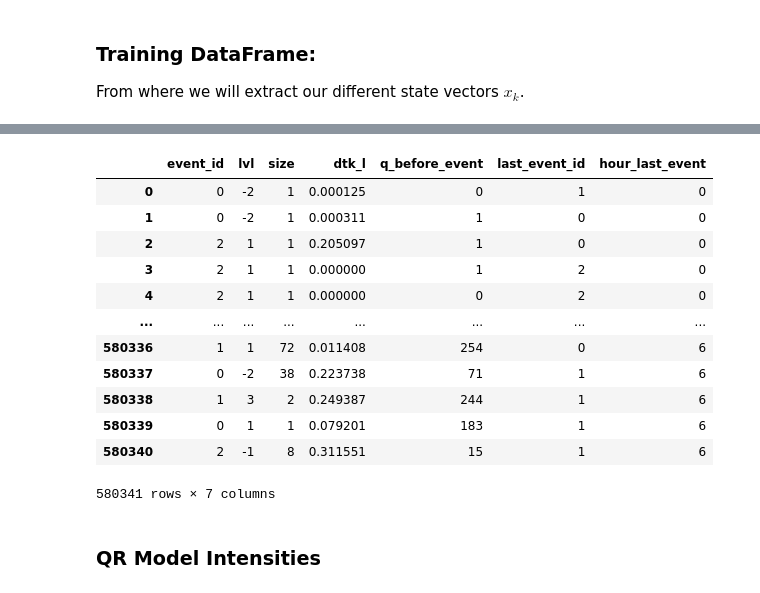
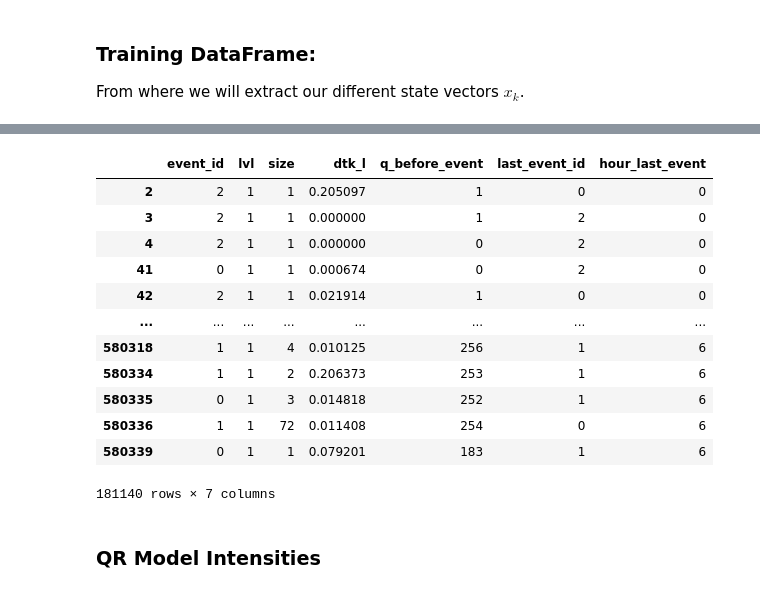
Before and after one commit to archer-paul/DeepQR-Microstructure, a Jupyter notebook: deepNN.ipynb, the cells around one changed output, grey strips where cells are left out. Cells and saved outputs as stored; diff of their text form; code cells hidden in the pictures.

```diff
--- a/deepNN.ipynb
+++ b/deepNN.ipynb
@@ -68,46 +114,46 @@ event_map = {"L": 0, "C": 1, "M": 2}
 df_train["event_id"] = df_train["type"].map(event_map).astype("int64")
 
 # 2) hour of last event at the same level
 df_train["hour_last_event"] = (df_train.groupby("lvl")["time"].shift(1) // 3600)
 
 # 3) last event id at the same level
 df_train["last_event_id"] = (df_train.groupby("lvl")["event_id"].shift(1))
 
 # 4) pre-event queues within each constant-pref segment
 def _q_event_row(row):
     idx = row.name
     if idx == 0:
         return np.nan
     prev = df_train.iloc[idx - 1]  # previous row
     l = int(row["lvl"])
     if l == 0:
         return np.nan
     return prev[f"Q_{l}"]
 df_train["q_before_event"] = df_train.apply(_q_event_row, axis=1).astype("float64")
 
 # 5) clean dataframe of nan
 df_train = df_train.dropna().reset_index(drop=True)
 df_train[["q_before_event", "last_event_id"]] = df_train[["q_before_event", "last_event_id"]].astype("int64")
 hour_map = {h: i for i, h in enumerate(sorted(df_train["hour_last_event"].unique()))}
 df_train["hour_last_event"] = df_train["hour_last_event"].map(hour_map)
 
 # 5) keep only what you need
 df_train = df_train[["event_id", "lvl", "size", "dtk_l", "q_before_event", "last_event_id", "hour_last_event"]].copy()
-df_train
+df_train[df_train["lvl"]==1]
 # %% [output]
 |  | event_id | lvl | size | dtk_l | q_before_event | last_event_id | hour_last_event |
-| 0 | 0 | -2 | 1 | 0.000125 | 0 | 1 | 0 |
-| 1 | 0 | -2 | 1 | 0.000311 | 1 | 0 | 0 |
 | 2 | 2 | 1 | 1 | 0.205097 | 1 | 0 | 0 |
 | 3 | 2 | 1 | 1 | 0.000000 | 1 | 2 | 0 |
 | 4 | 2 | 1 | 1 | 0.000000 | 0 | 2 | 0 |
+| 41 | 0 | 1 | 1 | 0.000674 | 0 | 2 | 0 |
+| 42 | 2 | 1 | 1 | 0.021914 | 1 | 0 | 0 |
 | ... | ... | ... | ... | ... | ... | ... | ... |
+| 580318 | 1 | 1 | 4 | 0.010125 | 256 | 1 | 6 |
+| 580334 | 1 | 1 | 2 | 0.206373 | 253 | 1 | 6 |
+| 580335 | 0 | 1 | 3 | 0.014818 | 252 | 1 | 6 |
 | 580336 | 1 | 1 | 72 | 0.011408 | 254 | 0 | 6 |
-| 580337 | 0 | -2 | 38 | 0.223738 | 71 | 1 | 6 |
-| 580338 | 1 | 3 | 2 | 0.249387 | 244 | 1 | 6 |
 | 580339 | 0 | 1 | 1 | 0.079201 | 183 | 1 | 6 |
-| 580340 | 2 | -1 | 8 | 0.311551 | 15 | 1 | 6 |
-580341 rows × 7 columns
+181140 rows × 7 columns
 # %% [markdown]
 ### QR Model Intensities ###
 # %%
```
Also changed, not shown: parts of 1 cell of this notebook.
